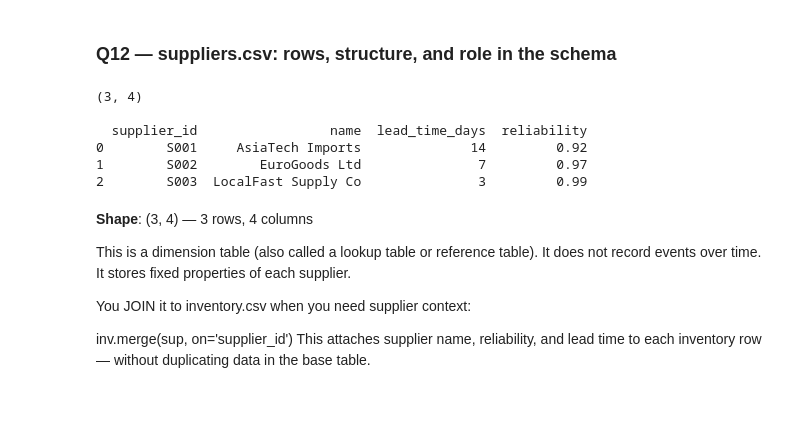
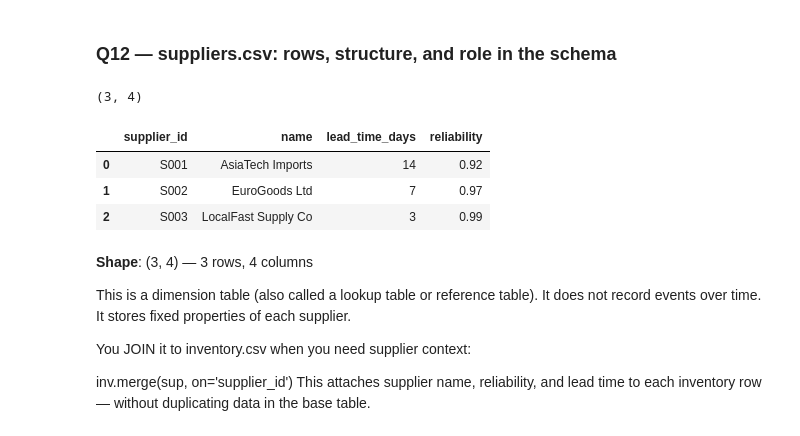
Before and after one commit to dominator959/ResilioChain, a Jupyter notebook: notebooks/eda/session_2_eda_loading_and_inspection_part_B.ipynb, the cells around one changed output. Cells and saved outputs as stored; diff of their text form; code cells hidden in the pictures; blank space fills up the shorter version.

```diff
--- a/notebooks/eda/session_2_eda_loading_and_inspection_part_B.ipynb
+++ b/notebooks/eda/session_2_eda_loading_and_inspection_part_B.ipynb
@@ -598,14 +598,13 @@ This column is pure redundancy. Drop candidate (confirmed in Q17).
 # %%
 print(sup.shape)
 print()
-print(sup)
+sup
 # %% [output]
 (3, 4)
-
-  supplier_id                 name  lead_time_days  reliability
-0        S001     AsiaTech Imports              14         0.92
-1        S002        EuroGoods Ltd               7         0.97
-2        S003  LocalFast Supply Co               3         0.99
+|  | supplier_id | name | lead_time_days | reliability |
+| 0 | S001 | AsiaTech Imports | 14 | 0.92 |
+| 1 | S002 | EuroGoods Ltd | 7 | 0.97 |
+| 2 | S003 | LocalFast Supply Co | 3 | 0.99 |
 # %% [markdown]
 **Shape**: (3, 4) — 3 rows, 4 columns
 
```
Also changed, not shown: 1 other file.
